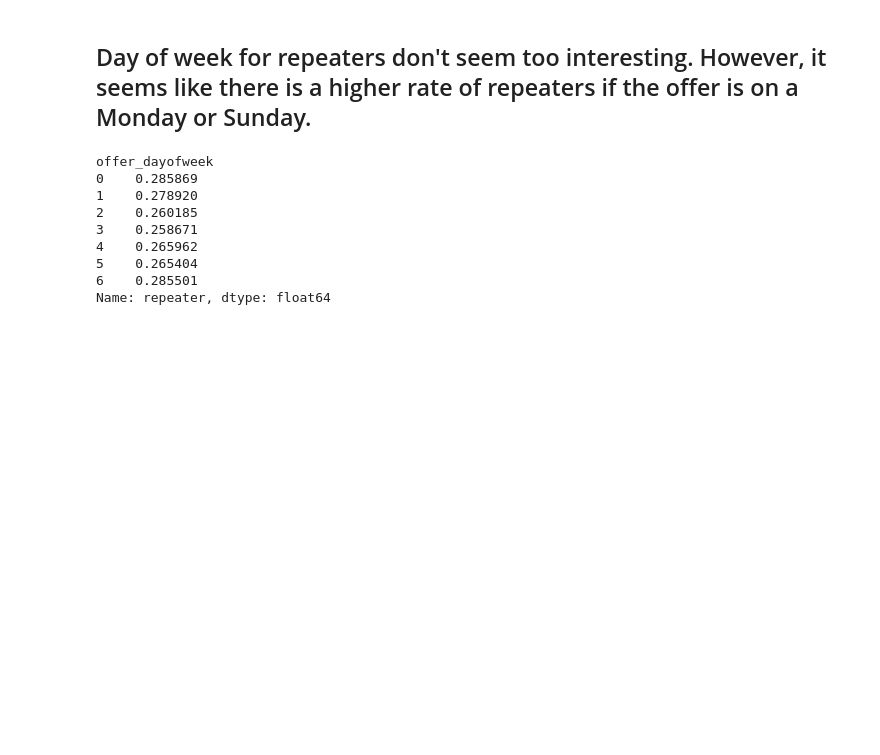
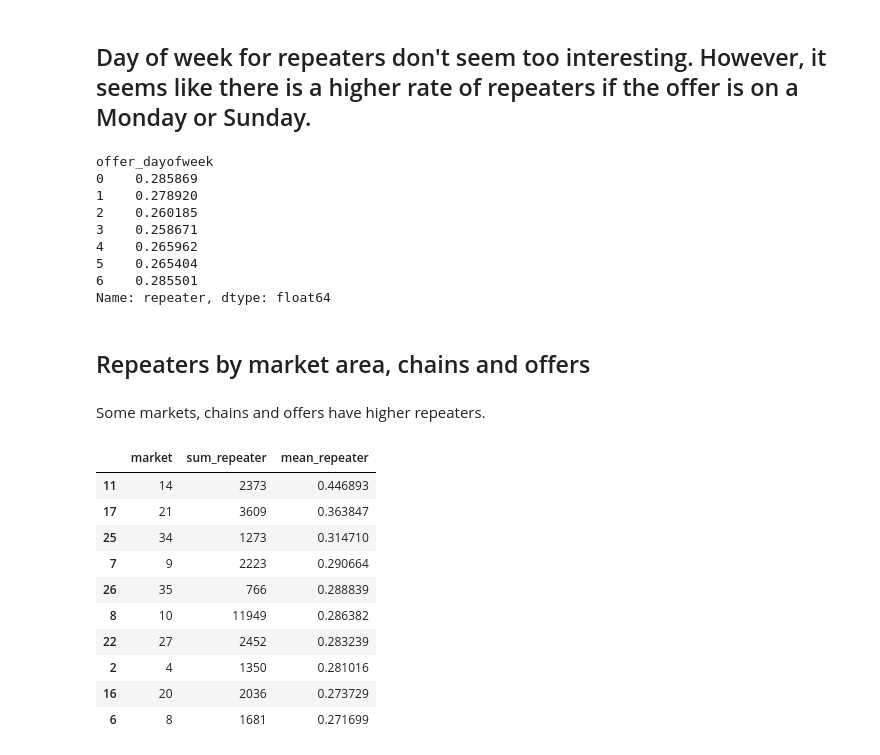
Before and after one commit to shivathudi/spark_rads, a Jupyter notebook: notebooks/EDA.ipynb, the cells around one changed output. Drawn from its saved outputs; the diff is of its cells as text; code cells hidden in the pictures; blank space fills up the shorter version.

```diff
--- a/notebooks/EDA.ipynb
+++ b/notebooks/EDA.ipynb
@@ -462,3 +462,26 @@ offer_dayofweek
 5    0.265404
 6    0.285501
 Name: repeater, dtype: float64
+# %% [markdown]
+## Repeaters by market area, chains and offers
+# %% [markdown]
+Some markets, chains and offers have higher repeaters.
+# %%
+# Group market areas and find mean and sum repeaters
+agg = {'repeater':['sum', 'mean']}
+market = train.groupby('market').agg(agg).reset_index()
+market.columns = market.columns.droplevel()
+market.columns = ['market', 'sum_repeater', 'mean_repeater']
+market.sort_values('mean_repeater', ascending=False).head(10)
+# %% [output]
+|  | market | sum_repeater | mean_repeater |
+| 11 | 14 | 2373 | 0.446893 |
+| 17 | 21 | 3609 | 0.363847 |
+| 25 | 34 | 1273 | 0.314710 |
+| 7 | 9 | 2223 | 0.290664 |
+| 26 | 35 | 766 | 0.288839 |
+| 8 | 10 | 11949 | 0.286382 |
+| 22 | 27 | 2452 | 0.283239 |
+| 2 | 4 | 1350 | 0.281016 |
+| 16 | 20 | 2036 | 0.273729 |
+| 6 | 8 | 1681 | 0.271699 |
```
Also changed, not shown: parts of 2 cells of this notebook, 1 other file.
